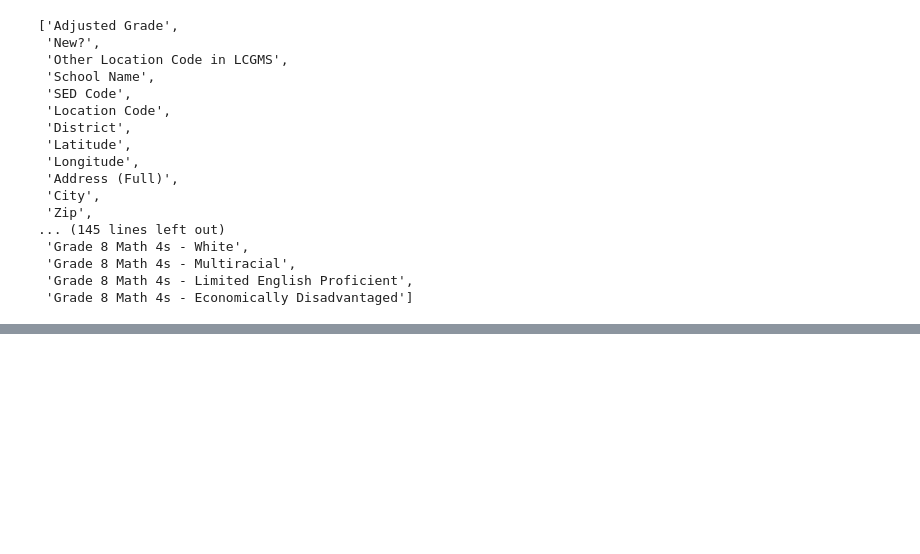
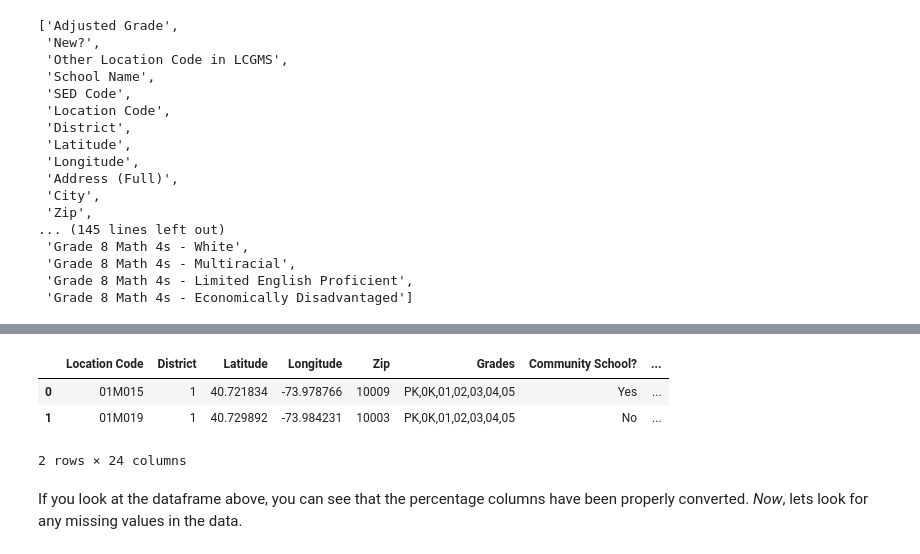
Before and after one commit to elenasm7/Linear-Regression-NYC-Schools, a Jupyter notebook: Cleaned_up_code/Cleaned_notebook_start.ipynb, the cells around one changed output, grey strips where cells are left out. Saved outputs shown, nothing was run; the diff lists cells and outputs as text; code cells hidden in the pictures; blank space fills up the shorter version.

```diff
--- a/Cleaned_up_code/Cleaned_notebook_start.ipynb
+++ b/Cleaned_up_code/Cleaned_notebook_start.ipynb
@@ -108,0 +200,26 @@ HS_results_df_1.head()
+# %%
+#create a list of column names
+columns = list(kaggle_school_data_df.columns)
+
+'''
+loop through the list of only percentage containing columns and
+make sure all are strings, then replace the '%' with nothing. Then
+convert to a float and then divided by 100.
+'''
+
+for i in columns[9:-2]:
+# for i in range(2,13):
+    kaggle_school_data_df[i] = kaggle_school_data_df[i].apply(str)
+    kaggle_school_data_df[i] = kaggle_school_data_df[i].apply(lambda x: x.replace('%',''))
+    kaggle_school_data_df[i] = kaggle_school_data_df[i].apply(float)
+    kaggle_school_data_df[i] = kaggle_school_data_df[i].apply(lambda x: x/100)
+# %%
+kaggle_school_data_df.head(2)
+# %% [output]
+|  | Location Code | District | Latitude | Longitude | Zip | Grades | Community School? | ... |
+| 0 | 01M015 | 1 | 40.721834 | -73.978766 | 10009 | PK,0K,01,02,03,04,05 | Yes | ... |
+| 1 | 01M019 | 1 | 40.729892 | -73.984231 | 10003 | PK,0K,01,02,03,04,05 | No | ... |
+2 rows × 24 columns
+# %% [markdown]
+If you look at the dataframe above, you can see that the percentage columns have been properly converted.
+_Now_, lets look for any missing values in the data.
```
Also changed, not shown: parts of 11 cells of this notebook.
